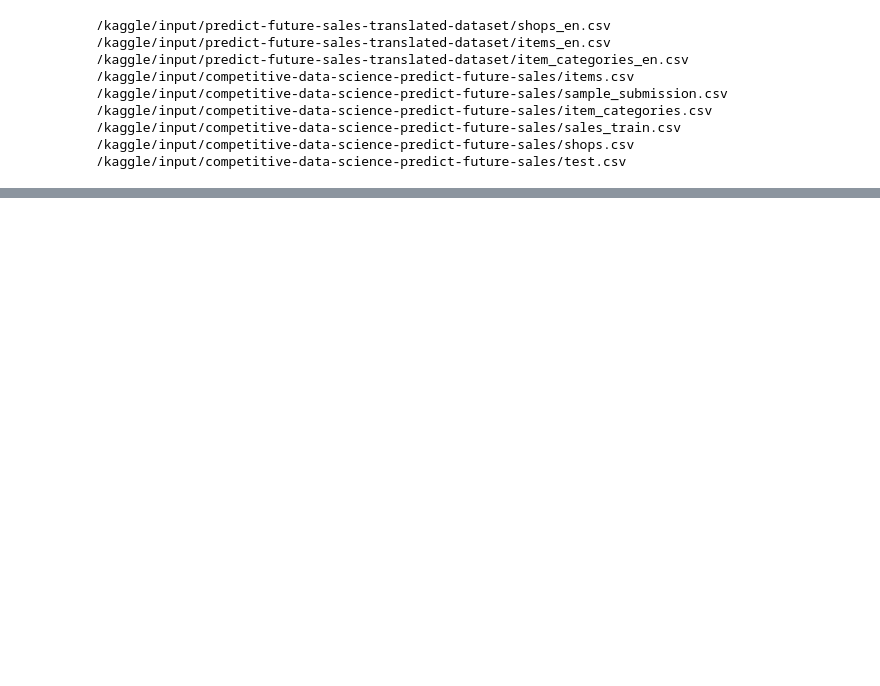
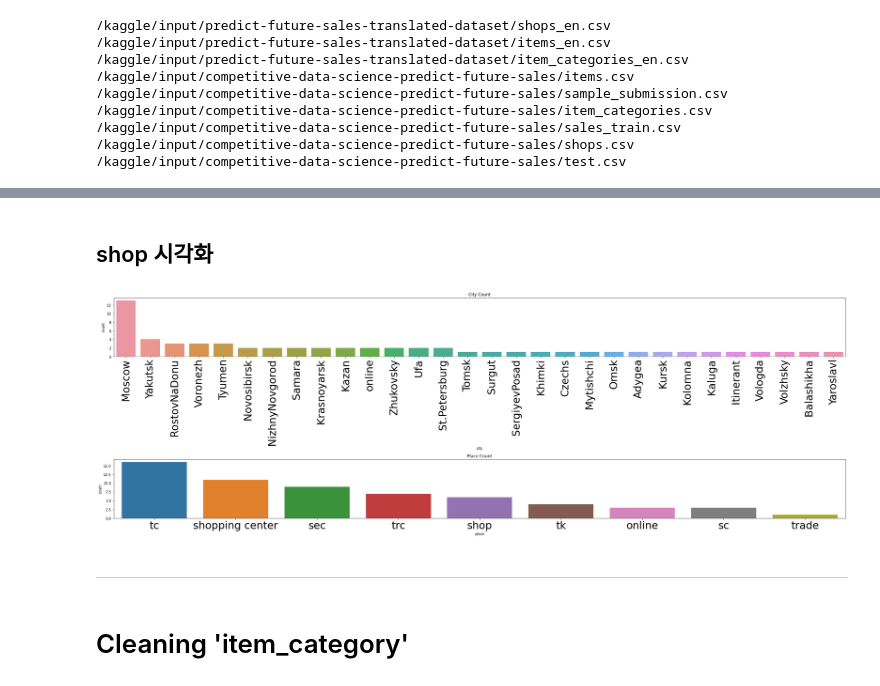
Before and after one commit to TaeUkChu/Kaggle_Futre_Sales, a Jupyter notebook: futrue-sales-pre.ipynb, the cells around one changed output, grey strips where cells are left out. Drawn from its saved outputs; the diff is of its cells as text; code cells hidden in the pictures; blank space fills up the shorter version.

```diff
--- a/futrue-sales-pre.ipynb
+++ b/futrue-sales-pre.ipynb
@@ -228,0 +284,27 @@ data['buildings'] = data['shop_name'].map(lambda x : x.split(' ')[1])
+# %% [markdown]
+## shop 시각화
+# %%
+import matplotlib.pyplot as plt
+import seaborn as sns
+
+fig,ax = plt.subplots(2,1,figsize = (30,10))
+ax[0].set_title('City Count')
+ax[1].set_title('Place Count')
+ax[0].tick_params(axis='x',labelrotation=90,labelsize=30)
+ax[1].tick_params(axis='x',labelrotation=0,labelsize=30)
+sns.countplot(ax=ax[0],x='city',data=shop,order=shop['city'].value_counts().index)
+sns.countplot(ax=ax[1],x='place',data=shop,order=shop['place'].value_counts().index)
+
+#label size 바꾸기
+parameters = {'axes.labelsize': 20,
+          'axes.titlesize': 10}
+plt.rcParams.update(parameters)
+
+plt.tight_layout()
+plt.show()
+# %% [output]
+[figure, added]
+# %% [markdown]
+------
+# %% [markdown]
+# Cleaning 'item_category'
```
Also changed, not shown: parts of 92 cells of this notebook.
